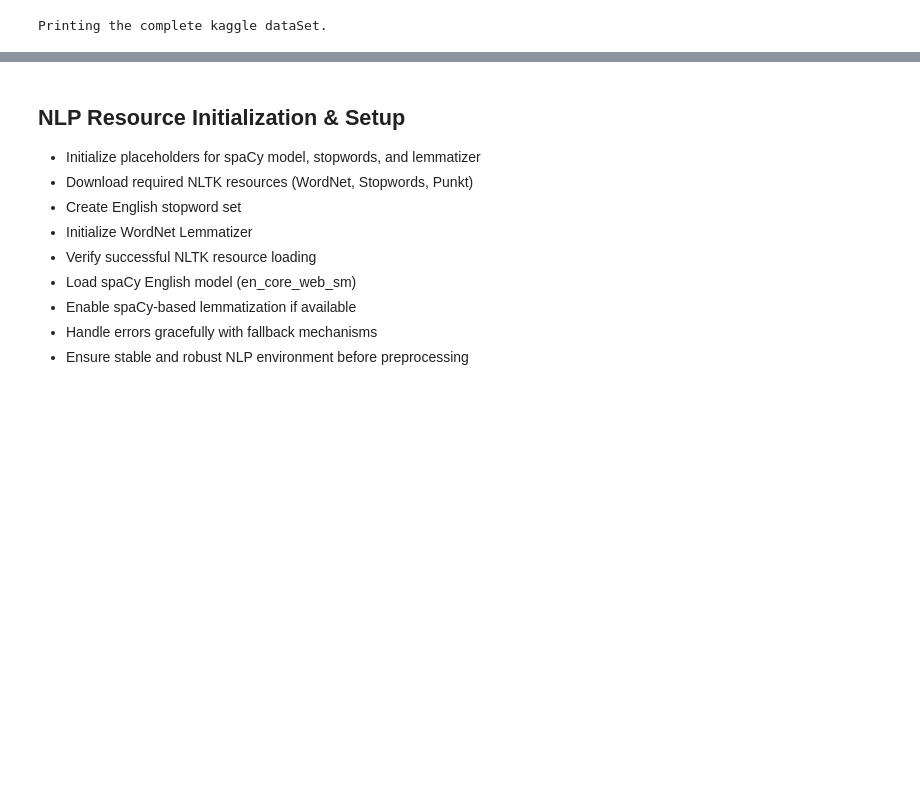
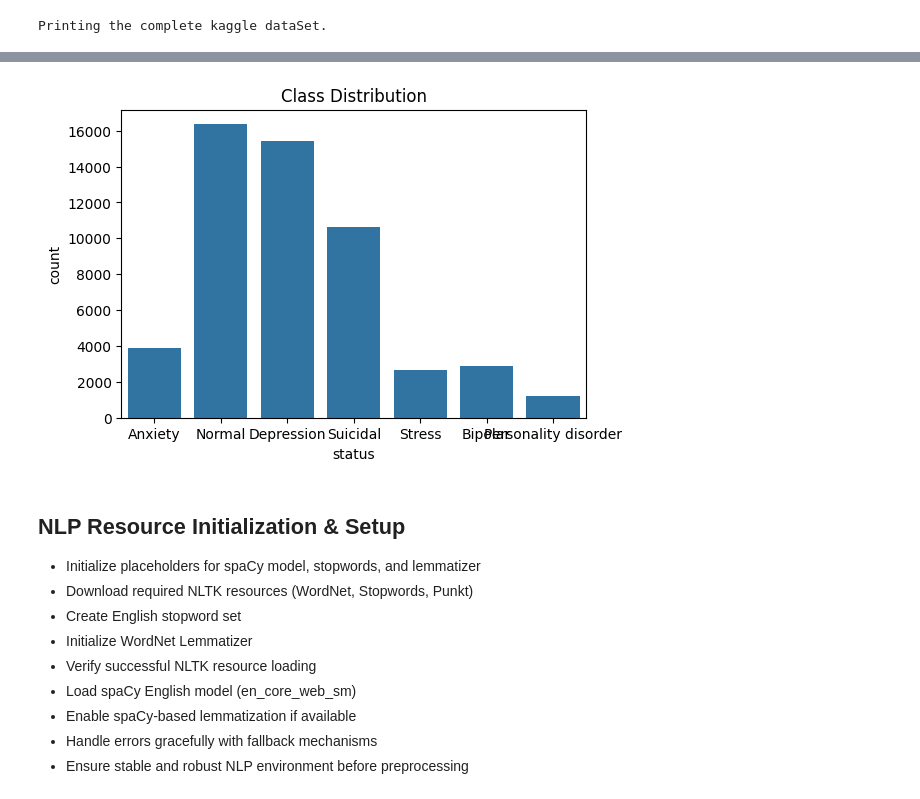
Before and after one commit to anas-maroof/AI-Driven-Mental-Health-Monitoring, a Jupyter notebook: Mental_Health_Sentiment_Analysis.ipynb, the cells around one changed output, grey strips where cells are left out. Cells and saved outputs as stored; diff of their text form; code cells hidden in the pictures; blank space fills up the shorter version.

Commit message:
Apply EDA on raw text

```diff
--- a/Mental_Health_Sentiment_Analysis.ipynb
+++ b/Mental_Health_Sentiment_Analysis.ipynb
@@ -82,0 +94,4 @@ Printing the complete kaggle dataSet.
+# %%
+df = pd.DataFrame()
+DATA_PATH = os.path.join(data_path, "Combined Data.csv")
+df = pd.read_csv(DATA_PATH)
@@ -82,0 +158,6 @@ Printing the complete kaggle dataSet.
+# %%
+df['text_length'] = df['statement'].apply(lambda x: len(str(x)))
+df['word_count'] = df['statement'].apply(lambda x: len(str(x).split()))
+
+print("\nText Length Statistics:")
+print(df[['text_length', 'word_count']].describe())
@@ -83,3 +175,10 @@ Printing the complete kaggle dataSet.
+# %%
+plt.figure(figsize=(6,4))
+sns.countplot(x='status', data=df)
+plt.title("Class Distribution")
+plt.show()
+# %% [output]
+[figure, added]
 # %% [markdown]
 ## NLP Resource Initialization & Setup
 - Initialize placeholders for spaCy model, stopwords, and lemmatizer
```
Also changed, not shown: parts of 8 cells of this notebook.
